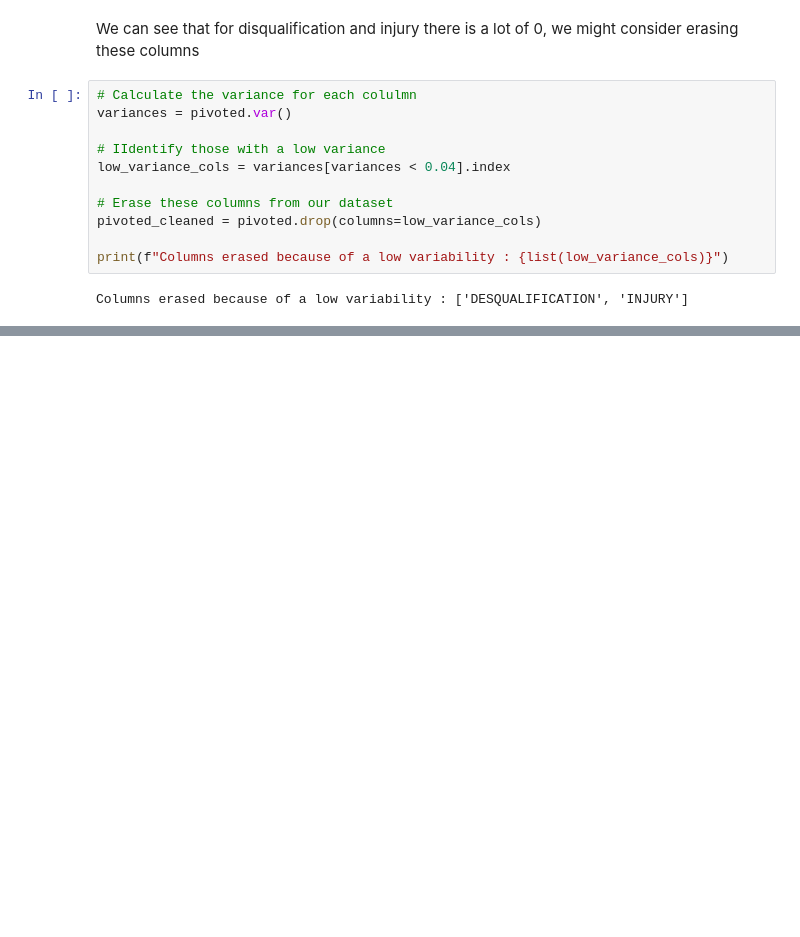
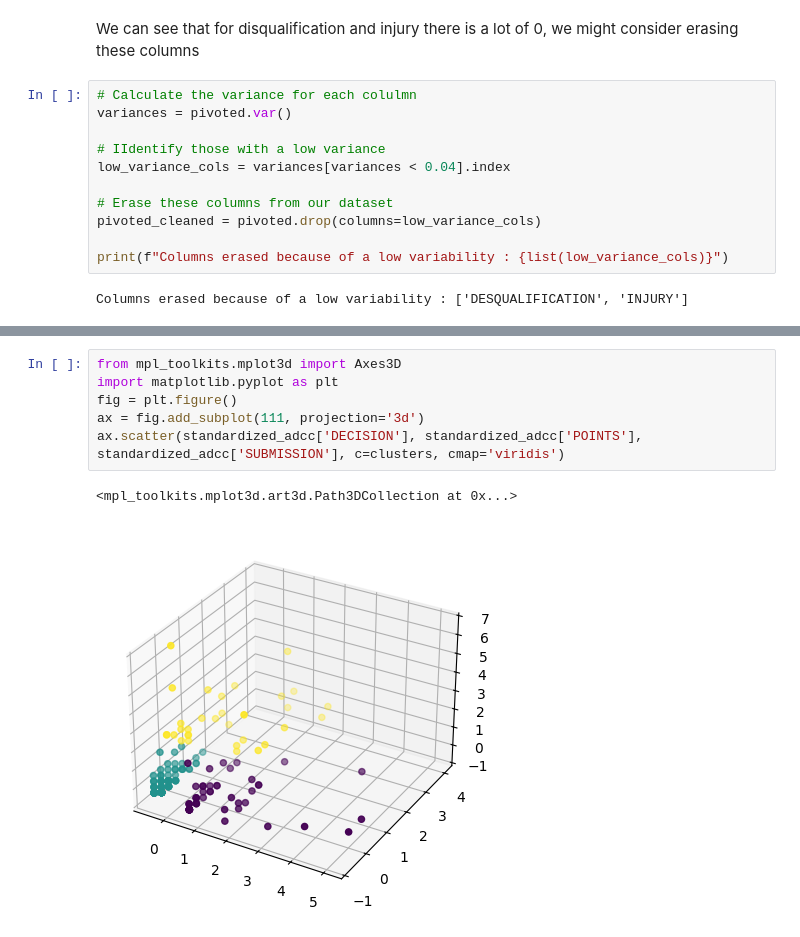
Before and after one commit to iliasak47/adcc, a Jupyter notebook: Clustering_ADCC.ipynb, the cells around one changed output, grey strips where cells are left out. Cells and saved outputs as stored; diff of their text form; blank space fills up the shorter version.

```diff
--- a/Clustering_ADCC.ipynb
+++ b/Clustering_ADCC.ipynb
@@ -445,0 +512,9 @@ Columns erased because of a low variability : ['DESQUALIFICATION', 'INJURY']
+# %%
+from mpl_toolkits.mplot3d import Axes3D
+import matplotlib.pyplot as plt
+fig = plt.figure()
+ax = fig.add_subplot(111, projection='3d')
+ax.scatter(standardized_adcc['DECISION'], standardized_adcc['POINTS'], standardized_adcc['SUBMISSION'], c=clusters, cmap='viridis')
+# %% [output]
+<mpl_toolkits.mplot3d.art3d.Path3DCollection at 0x...>
+[figure, added]
```
Also changed, not shown: parts of 11 cells of this notebook.
